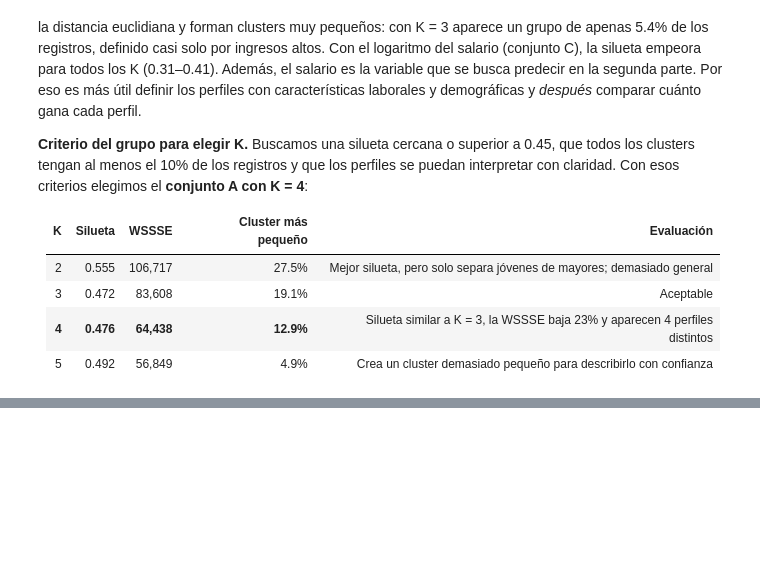
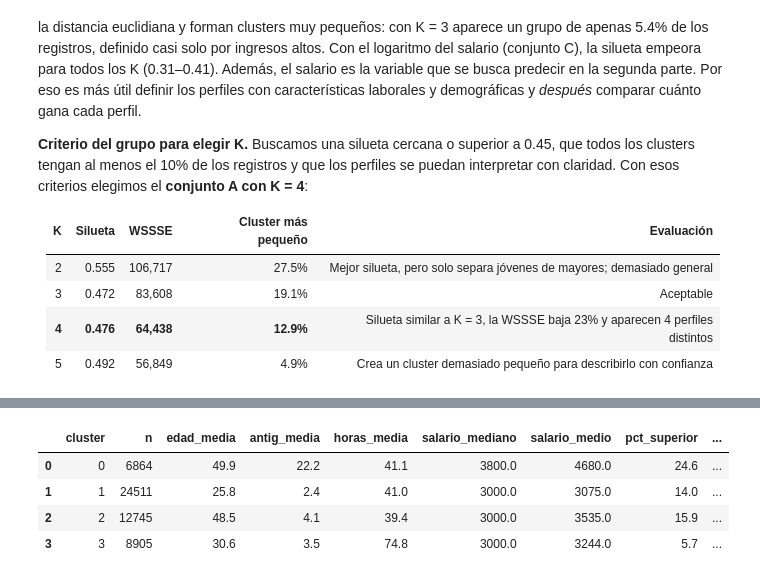
Before and after one commit to tismajo/CC3084-Laboratorio7, a Jupyter notebook: Laboratorio7.ipynb, the cells around one changed output, grey strips where cells are left out. Saved outputs shown, nothing was run; the diff lists cells and outputs as text; code cells hidden in the pictures; blank space fills up the shorter version.

```diff
--- a/Laboratorio7.ipynb
+++ b/Laboratorio7.ipynb
@@ -1942,0 +1968,31 @@ interpretar con claridad. Con esos criterios elegimos el **conjunto A con K = 4*
+# %%
+from pyspark.sql.window import Window
+
+perfil_clusters = (
+    df_clusters
+    .groupBy("cluster")
+    .agg(
+        F.count("*").alias("n"),
+        F.round(F.mean("edad"), 1).alias("edad_media"),
+        F.round(F.mean("antiguedad"), 1).alias("antig_media"),
+        F.round(F.mean("horas_semanales"), 1).alias("horas_media"),
+        F.percentile_approx("salario_mensual", 0.5).alias("salario_mediano"),
+        F.round(F.mean("salario_mensual"), 0).alias("salario_medio"),
+        F.round(100 * F.mean(F.when(F.col("nivel_educativo").isin("5", "6", "7"), 1).otherwise(0)), 1).alias("pct_superior"),
+        F.round(100 * F.mean(F.when(F.col("categoria_ocupacional") == "1", 1).otherwise(0)), 1).alias("pct_gobierno"),
+        F.round(100 * F.mean(F.when(F.col("categoria_ocupacional") == "3", 1).otherwise(0)), 1).alias("pct_jornalero"),
+        F.round(100 * F.mean(F.when(F.col("categoria_ocupacional") == "4", 1).otherwise(0)), 1).alias("pct_domestico"),
+        F.round(100 * F.mean(F.when(F.col("dominio") == "3", 1).otherwise(0)), 1).alias("pct_rural"),
+    )
+    .withColumn("pct_registros", F.round(100 * F.col("n") / F.sum("n").over(Window.partitionBy()), 1))
+    .orderBy("cluster")
+)
+
+pdf_perfil = perfil_clusters.toPandas()
+display(pdf_perfil)
+# %% [output]
+|  | cluster | n | edad_media | antig_media | horas_media | salario_mediano | salario_medio | pct_superior | ... |
+| 0 | 0 | 6864 | 49.9 | 22.2 | 41.1 | 3800.0 | 4680.0 | 24.6 | ... |
+| 1 | 1 | 24511 | 25.8 | 2.4 | 41.0 | 3000.0 | 3075.0 | 14.0 | ... |
+| 2 | 2 | 12745 | 48.5 | 4.1 | 39.4 | 3000.0 | 3535.0 | 15.9 | ... |
+| 3 | 3 | 8905 | 30.6 | 3.5 | 74.8 | 3000.0 | 3244.0 | 5.7 | ... |
```
Also changed, not shown: parts of 3 cells of this notebook.
